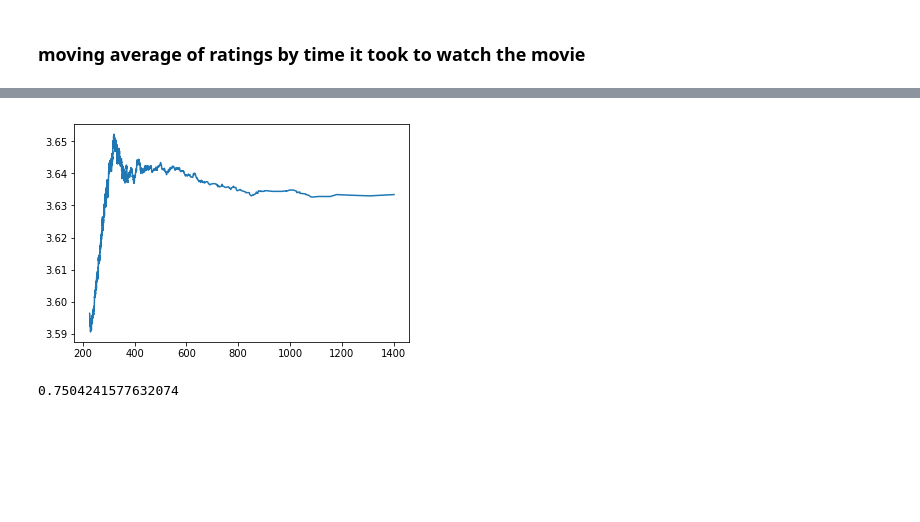
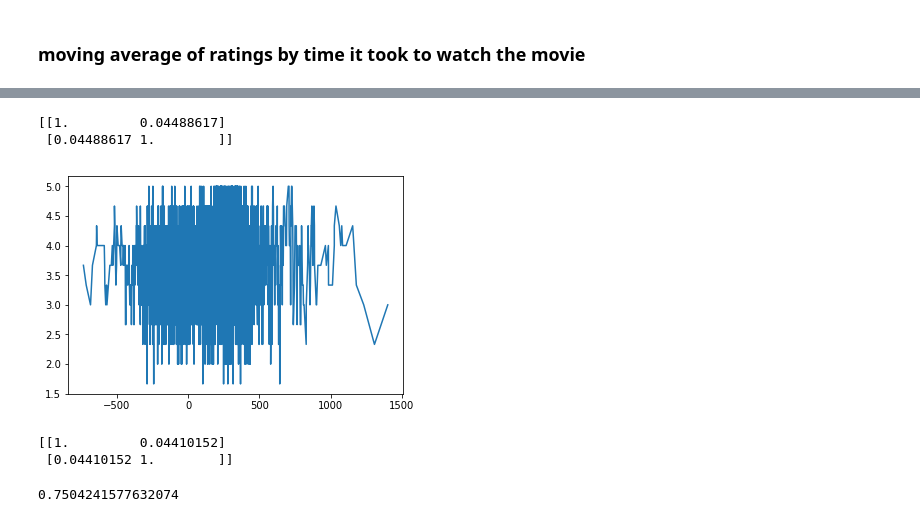
Before and after one commit to JonathanSomer/StatisticalLearningClassCompetition, a Jupyter notebook: visualize_data.ipynb, the cells around one changed output, grey strips where cells are left out. Saved outputs shown, nothing was run; the diff lists cells and outputs as text; code cells hidden in the pictures; blank space fills up the shorter version.

```diff
--- a/visualize_data.ipynb
+++ b/visualize_data.ipynb
@@ -130,13 +134,16 @@ sort_indexes = np.argsort(time_after_movie_release)
 time_after_movie_release = time_after_movie_release[sort_indexes]
 ratings = ratings[sort_indexes]
 
-def movingaverage (values, window):
-    weights = np.repeat(1.0, window)/window
-    sma = np.convolve(values, weights, 'valid')
-    return sma
+plt.bar(time_after_movie_release, ratings)
+plt.show()
 
-ratings_ma = movingaverage(ratings, 3)
+# def movingaverage (values, window):
+#     weights = np.repeat(1.0, window)/window
+#     sma = np.convolve(values, weights, 'valid')
+#     return sma
 
-plt.plot(time_after_movie_release[len(time_after_movie_release)-len(ratings_ma):],ratings_ma)
-plt.show()
+# ratings_ma = movingaverage(ratings, 2000)
+
+# plt.plot(time_after_movie_release[len(time_after_movie_release)-len(ratings_ma):],ratings_ma)
+# plt.show()
 # %% [output]
@@ -144,3 +184,9 @@ plt.show()
+# %%
+# import numpy as np
+print(np.corrcoef(ratings,time_after_movie_release))
+# %% [output]
+[[1.         0.04488617]
+ [0.04488617 1.        ]]
 # %%
 X_train, Y_train = get_X_Y_train()
 target_movie_dates = X_train[:,2,0]
@@ -164,14 +210,19 @@ delt = target_movie_time_after_release - average_time_to_see_movie
 # %%
 sort_indexes = np.argsort(delt)
 delt = delt[sort_indexes]
 ratings = ratings[sort_indexes]
 
-ratings_ma = movingaverage(ratings, 5000)
+ratings_ma = movingaverage(ratings, 3)
 
 plt.plot(delt[len(delt)-len(ratings_ma):],ratings_ma)
 plt.show()
 # %% [output]
-[figure, old version]
+[figure, new version]
+# %%
+print(np.corrcoef(delt,ratings))
+# %% [output]
+[[1.         0.04410152]
+ [0.04410152 1.        ]]
 # %%
 release_date = np.min(X_train[:,2,0])
 time_after_release = (X_train[:,2,0] - release_date).reshape(X_train.shape[0], -1)
```
Also changed, not shown: parts of 11 cells of this notebook, 4 other files.
